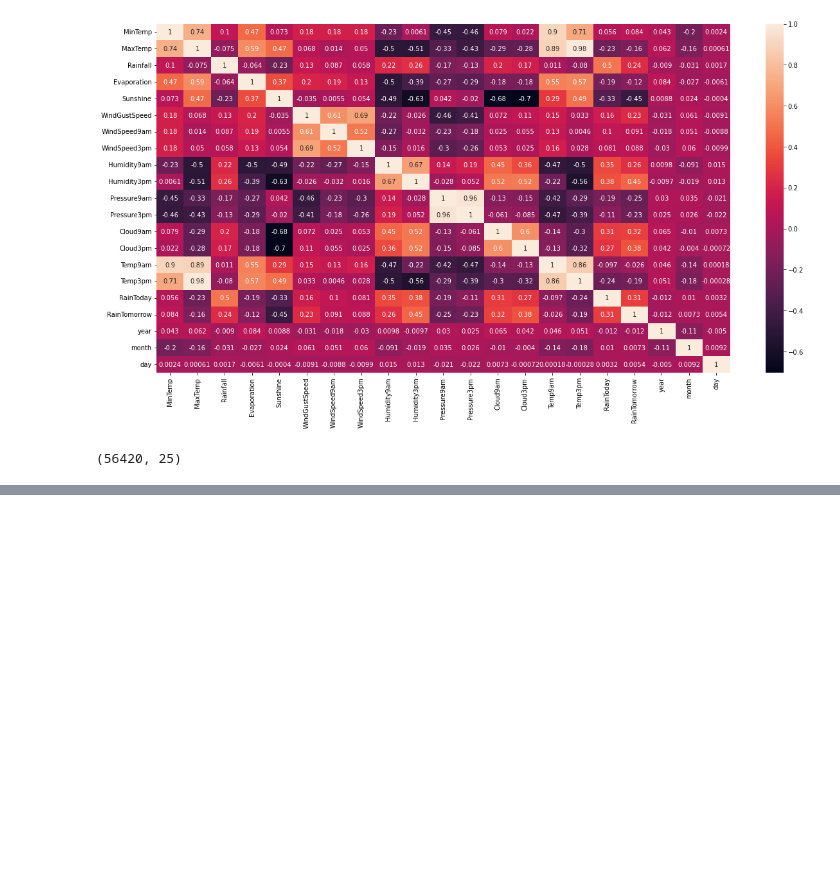
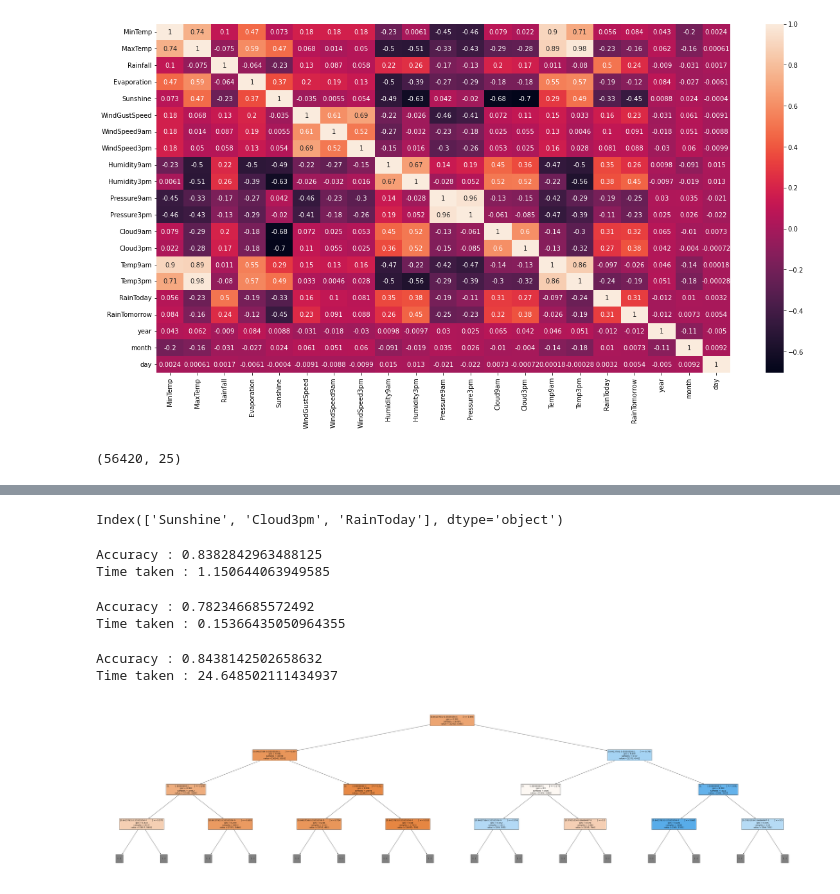
Before and after one commit to Paul-Austria/KIDSMiniProjekt, a Jupyter notebook: MiniProject.ipynb, the cells around one changed output, grey strips where cells are left out. Drawn from its saved outputs; the diff is of its cells as text; code cells hidden in the pictures; blank space fills up the shorter version.

```diff
--- a/MiniProject.ipynb
+++ b/MiniProject.ipynb
@@ -213,0 +162,70 @@ Time taken : 0.14847135543823242
+# %%
+from sklearn.feature_selection import SelectKBest, chi2
+X = weatherData.loc[:,weatherData.columns!='RainTomorrow']
+y = weatherData[['RainTomorrow']]
+selector = SelectKBest(chi2, k=3)
+selector.fit(X, y)
+X_new = selector.transform(X)
+print(X.columns[selector.get_support(indices=True)])
+# %% [output]
+Index(['Sunshine', 'Cloud3pm', 'RainToday'], dtype='object')
+# %%
+
+X = weatherData[['Location', 'Cloud3pm','Humidity3pm','WindDir9am','WindGustDir','RainToday','Pressure3pm','month']] # interestingly pressure3pm is very important
+y = weatherData[['RainTomorrow']]
+# %%
+from sklearn.ensemble import RandomForestClassifier
+from sklearn.model_selection import train_test_split
+
+t0=time.time()
+X_train,X_test,y_train,y_test = train_test_split(X,y,test_size=0.25)
+clf_rf = RandomForestClassifier(n_estimators=100, max_depth=4,random_state=0)
+clf_rf.fit(X_train,y_train)
+y_pred = clf_rf.predict(X_test)
+score = accuracy_score(y_test,y_pred)
+print('Accuracy :',score)
+print('Time taken :' , time.time()-t0)
+# %% [output]
+Accuracy : 0.8382842963488125
+Time taken : 1.150644063949585
+# %%
+
+#Decision Tree Classifier
+from sklearn.tree import DecisionTreeClassifier
+from sklearn.model_selection import train_test_split
+
+t0=time.time()
+X_train,X_test,y_train,y_test = train_test_split(X,y,test_size=0.25)
+clf_dt = DecisionTreeClassifier(random_state=0)
+clf_dt.fit(X_train,y_train)
+y_pred = clf_dt.predict(X_test)
+score = accuracy_score(y_test,y_pred)
+print('Accuracy :',score)
+print('Time taken :' , time.time()-t0)
+# %% [output]
+Accuracy : 0.782346685572492
+Time taken : 0.15366435050964355
+# %%
+#Support Vector Machine
+from sklearn import svm
+from sklearn.model_selection import train_test_split
+
+t0=time.time()
+X_train,X_test,y_train,y_test = train_test_split(X,y,test_size=0.25)
+clf_svc = svm.SVC(kernel='linear')
+clf_svc.fit(X_train,y_train)
+y_pred = clf_svc.predict(X_test)
+score = accuracy_score(y_test,y_pred)
+print('Accuracy :',score)
+print('Time taken :' , time.time()-t0)
+# %% [output]
+Accuracy : 0.8438142502658632
+Time taken : 24.648502111434937
+# %%
+# decision: USE decision tree because it is the fastest
+
+from sklearn.tree import plot_tree, export_text
+plt.figure(figsize=(80,20))
+plot_tree(clf_dt, feature_names=X_new, max_depth=3, filled=True);
+# %% [output]
+[figure, added]
```
Also changed, not shown: parts of 14 cells of this notebook.
